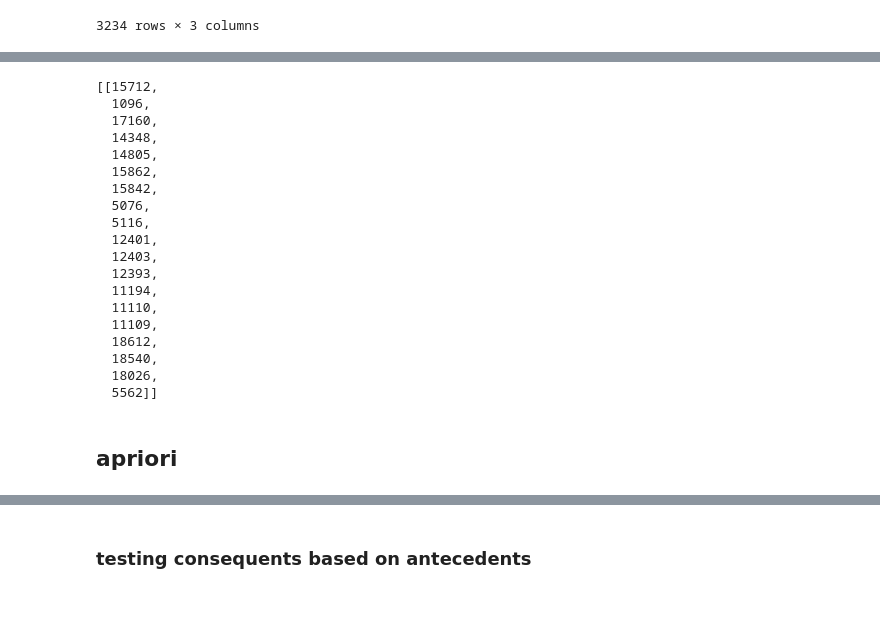
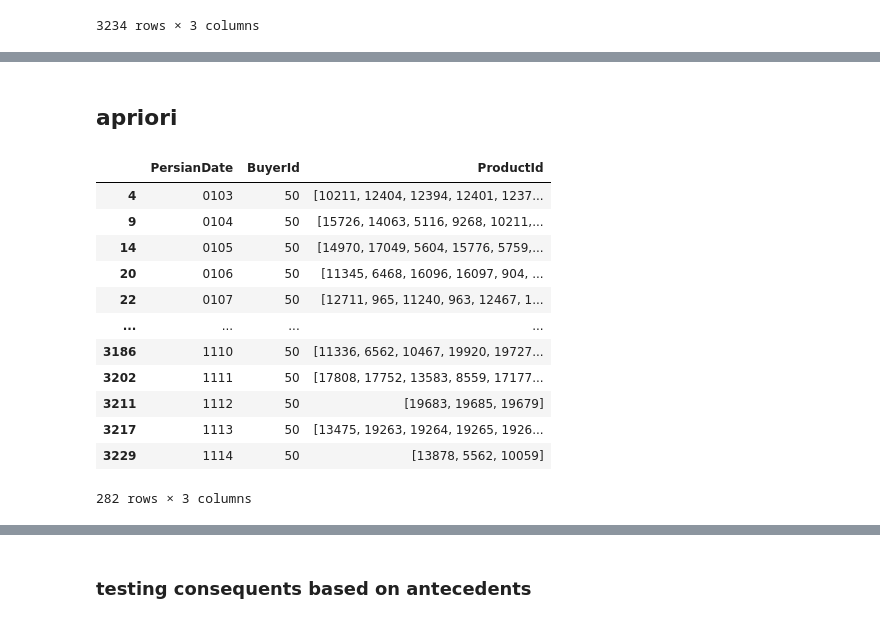
Before and after one commit to AliAkbariAlashti/Machine-learning, a Jupyter notebook: recommendation-system/befoys-cs.ipynb, the cells around one changed output, grey strips where cells are left out. Drawn from its saved outputs; the diff is of its cells as text; code cells hidden in the pictures.

```diff
--- a/recommendation-system/befoys-cs.ipynb
+++ b/recommendation-system/befoys-cs.ipynb
@@ -115,31 +80,25 @@ ngp
-# %%
-ngp['ProductId'].to_list()
-# %% [output]
-[[15712,
-  1096,
-  17160,
-  14348,
-  14805,
-  15862,
-  15842,
-  5076,
-  5116,
-  12401,
-  12403,
-  12393,
-  11194,
-  11110,
-  11109,
-  18612,
-  18540,
-  18026,
-  5562]]
 # %% [markdown]
 ## apriori
 # %%
 from mlxtend.frequent_patterns import apriori, association_rules
 # %%
 ap_df = grouped[grouped['BuyerId'] == 50]
+# %%
+ap_df
+# %% [output]
+|  | PersianDate | BuyerId | ProductId |
+| 4 | 0103 | 50 | [10211, 12404, 12394, 12401, 1237... |
+| 9 | 0104 | 50 | [15726, 14063, 5116, 9268, 10211,... |
+| 14 | 0105 | 50 | [14970, 17049, 5604, 15776, 5759,... |
+| 20 | 0106 | 50 | [11345, 6468, 16096, 16097, 904, ... |
+| 22 | 0107 | 50 | [12711, 965, 11240, 963, 12467, 1... |
+| ... | ... | ... | ... |
+| 3186 | 1110 | 50 | [11336, 6562, 10467, 19920, 19727... |
+| 3202 | 1111 | 50 | [17808, 17752, 13583, 8559, 17177... |
+| 3211 | 1112 | 50 | [19683, 19685, 19679] |
+| 3217 | 1113 | 50 | [13475, 19263, 19264, 19265, 1926... |
+| 3229 | 1114 | 50 | [13878, 5562, 10059] |
+282 rows × 3 columns
 # %%
 transactions = ap_df['ProductId'].tolist()
 
```
Also changed, not shown: parts of 8 cells of this notebook, 1 other file.
